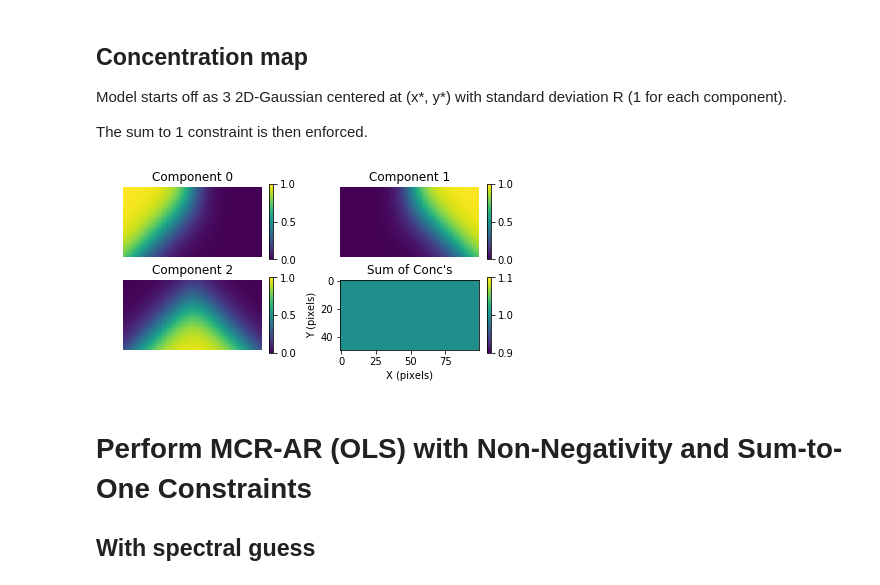
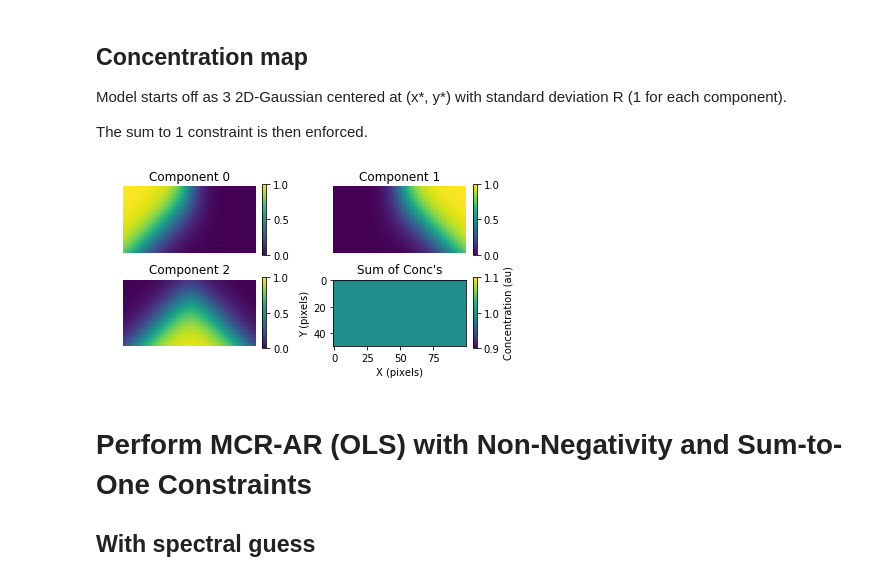
Before and after one commit to usnistgov/pyMCR, a Jupyter notebook: Examples/NIST_JRes_Paper.ipynb, the cells around one changed output. Cells and saved outputs as stored; diff of their text form; code cells hidden in the pictures.

```diff
--- a/Examples/NIST_JRes_Paper.ipynb
+++ b/Examples/NIST_JRes_Paper.ipynb
@@ -102,35 +102,35 @@ conc /= conc.sum(axis=-1)[:,:,None]
 # and set to conc = 1 (and make the rest 0's)
 # This just ensures that each component has a pure
 # pixel somewhere within the image
 for num in range(n_components):
     idx_m, idx_n = np.where(conc[..., num] >= 0.999 * conc[..., num].max())
     conc[idx_m, idx_n, :] = 0
     conc[idx_m, idx_n, num] = 1
 conc /= conc.sum(axis=-1)[:,:,None]
 #     idx = np.unravel_index(conc[...,num].argmax(), conc[...,num].shape)
 #     tmp = np.zeros(3)
 #     tmp[num] = 1
 #     conc[idx[0],idx[1],:] = 1*tmp
 
 plt.figure(figsize=(6,3.5))
 for num in range(3):
     plt.subplot(2,2,num+1)
     plt.imshow(conc[...,num])
     plt.colorbar(fraction=0.025)
     plt.axis('off')
     plt.title('Component {}'.format(num))
 
 plt.subplot(2,2,4)
 plt.imshow(conc.sum(axis=-1))
-plt.colorbar(fraction=0.025)
+plt.colorbar(fraction=0.025, label='Concentration (au)')
 # plt.axis('off')
 plt.title('Sum of Conc\'s')
 plt.xlabel('X (pixels)')
 plt.ylabel('Y (pixels)')
 plt.tight_layout(h_pad=-3)
 plt.savefig('NJRes_Model_Conc.eps')
 # %% [output]
-[figure, old version]
+[figure, new version]
 # %%
 # Stack 3 spectral vectors into 1 matrix
 spectra = np.vstack((sp0, sp1, sp2))
```
Also changed, not shown: parts of 4 cells of this notebook.
